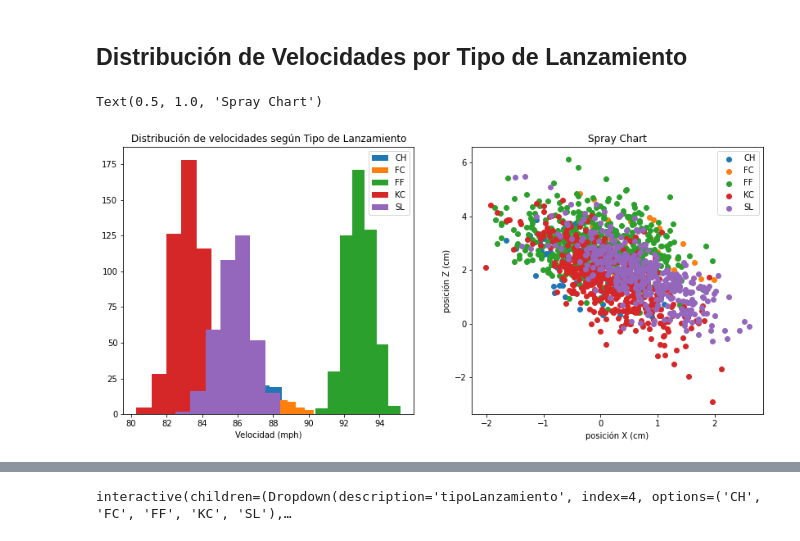
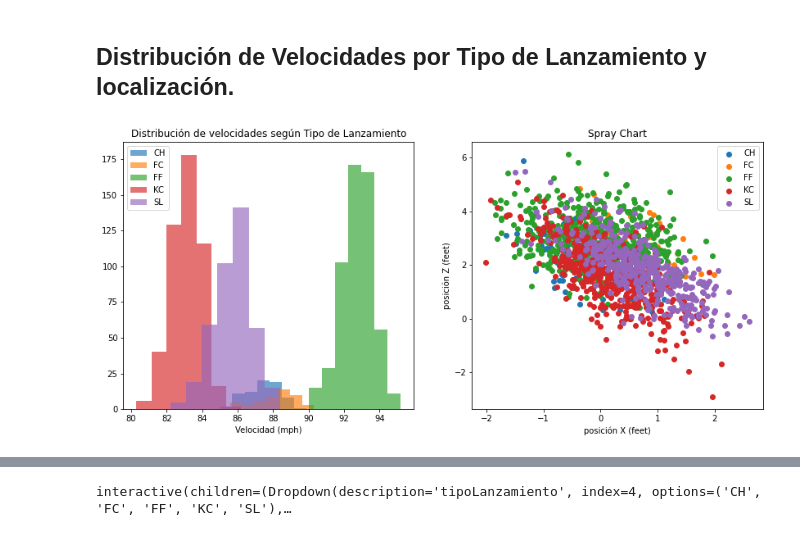
Before and after one commit to justinRH/BeisbolLanzamientos, a Jupyter notebook: PitchAnalysis.ipynb, the cells around one changed output, grey strips where cells are left out. Drawn from its saved outputs; the diff is of its cells as text; code cells hidden in the pictures.

```diff
--- a/PitchAnalysis.ipynb
+++ b/PitchAnalysis.ipynb
@@ -18,3 +17,16 @@ import ipywidgets as widgets
 # %%
 list_pitchers = ['trevor-bauer','shane-bieber','robbie-Ray', 'corbin-burnes']
-seasons = ['2021-04-01/2021-09-03','2020-07-23/2020-09-27']
+seasons = ['2021-04-01/2021-10-03','2020-07-23/2020-10-27']
+p = widgets.Dropdown(
+                    options=list_pitchers,
+                    description="Pitcher"
+                    )
+s = widgets.Dropdown(
+                    options=seasons,
+                    description="Season"
+                    )
+def f(p,s):
+    return p,s
+
+out = widgets.interactive_output(f, {'p': p,'s': s})
+widgets.VBox([p,s, out])
@@ -35,15 +34,0 @@ interactive(children=(Dropdown(description='pitcher', options=('trevor-bauer', '
-# %%
-p=widgets.Dropdown(
-    options=list_pitchers,
-    value=list_pitchers[0],
-    description='Pitcher:',
-    disabled=False,
-)
-s=widgets.Dropdown(
-    options=seasons,
-    value=seasons[0],
-    description='Season:',
-    disabled=False,
-)
-display(p)
-display(s)
@@ -99,5 +54,5 @@ dd_clean.groupby('type')['type'].count().plot.pie(title='Distribución por Tipo
 # %% [markdown]
-## Distribución de Velocidades por Tipo de Lanzamiento
+## Distribución de Velocidades por Tipo de Lanzamiento y localización.
 # %%
 #indexado por fecha de los juegos
 index_games= dd_clean.groupby(dd_clean['game_date']).sum().index
@@ -109,18 +64,17 @@ tipos_batazos = dd_clean.groupby('bb_type')['bb_type'].count().index      # fly_
 # %%
 fig, axs = plt.subplots(1,2,figsize=(14, 6))
 
 for tipo in tipos_lanzamientos:
-    axs[0].hist(dd_clean[dd_clean['pitch_type']==tipo].release_speed,7, label=tipo)
+    axs[0].hist(dd_clean[dd_clean['pitch_type']==tipo].release_speed,7, label=tipo, alpha=0.65)
     axs[1].scatter(dd_clean[dd_clean['pitch_type']==tipo].plate_x,dd_clean[dd_clean['pitch_type']==tipo].plate_z, label=tipo)
 
 axs[0].legend()
 axs[0].set_xlabel('Velocidad (mph)')
-axs[0].set_title('Distribución de velocidades según Tipo de Lanzamiento')
+axs[0].set_title('Distribución de velocidades según Tipo de Lanzamiento');
 
 axs[1].legend()
-axs[1].set_xlabel('posición X (cm)')
-axs[1].set_ylabel('posición Z (cm)')
-axs[1].set_title('Spray Chart')
+axs[1].set_xlabel('posición X (feet)')
+axs[1].set_ylabel('posición Z (feet)')
+axs[1].set_title('Spray Chart');
 # %% [output]
-Text(0.5, 1.0, 'Spray Chart')
-[figure, old version]
+[figure, new version]
```
Also changed, not shown: parts of 19 cells of this notebook, 2 other files.
